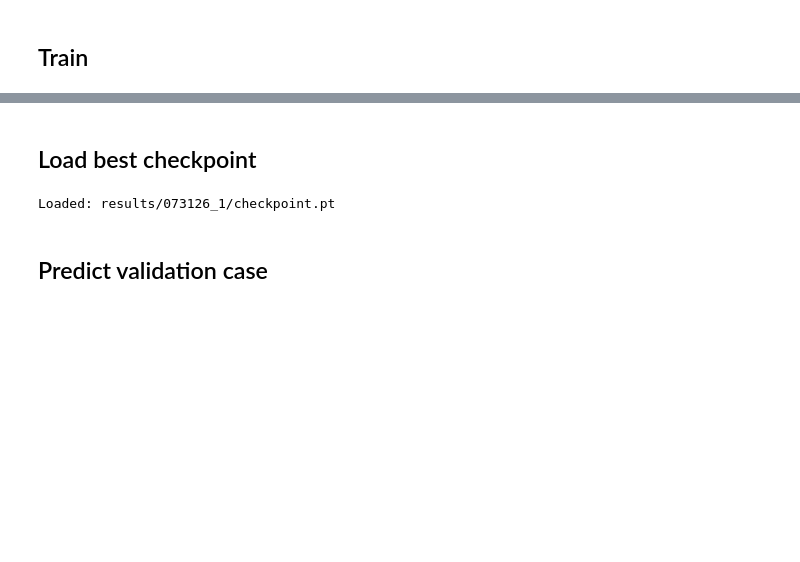
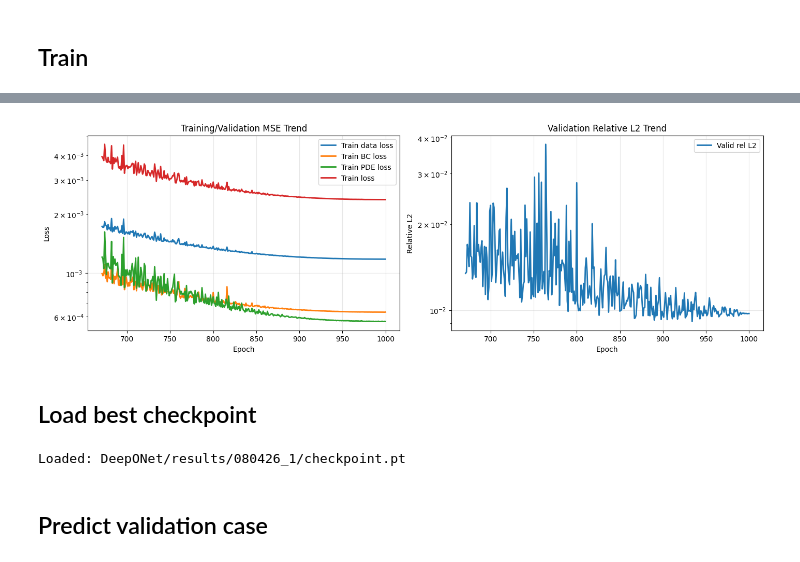
Before and after one commit to lesliekhwang/PIDIF, a Jupyter notebook: DeepONet/train_deeponet.ipynb, the cells around one changed output, grey strips where cells are left out. Saved outputs shown, nothing was run; the diff lists cells and outputs as text; code cells hidden in the pictures; blank space fills up the shorter version.

```diff
--- a/DeepONet/train_deeponet.ipynb
+++ b/DeepONet/train_deeponet.ipynb
@@ -48,6 +48,6 @@ SEED = 0
 torch.manual_seed(SEED)
 np.random.seed(SEED)
 rng = np.random.default_rng(SEED)
-DEVICE = torch.device("cuda:1" if torch.cuda.is_available() else "cpu")
+DEVICE = torch.device("cuda:3" if torch.cuda.is_available() else "cpu")
 print("Device:", DEVICE)
 # %% [output]
@@ -55,5 +55,9 @@ Device: cuda:1
 # %%
-comment = "physics informed NO, 16k training samples, 1k epochs"
+comment = "no physics NO, 16k training samples, 1k epochs"
+
+# Set to an existing run dir name (e.g. "transient_080526_1") or Path to resume
+# logging/checkpointing there. Leave as None to create a new dated run directory.
+RESUME_DIR = None
 # %%
 def save_git_snapshot(run_dir):
     run_dir = Path(run_dir)
@@ -154,13 +175,13 @@ HORIZONTAL_INTERFACE_JITTER = 0.01
 
 N_QUERY_TRAIN = None
 N_QUERY_VALID = None
-BATCH_SIZE = 50
+BATCH_SIZE = 30
 
 # Isothermal runs have no temperature field: train on pressure/u/v only.
 FIELD_MAP = {"pressure": "SV_P", "u": "SV_U", "v": "SV_V"}
 
 LAMBDA_BC = 1.0
-LAMBDA_PDE = 1.0
+LAMBDA_PDE = 0
 N_PDE_POINTS = 10000  # Random interior/cell-center collocation points per sample.
 PDE_RESIDUAL_WEIGHTS = {
     "continuity": 1.0,
@@ -206,7 +227,7 @@ valid_data = build_fluent_deeponet_dataset(
     case_ids=VALID_CASES,
     n_subdomains=N_SUBDOMAINS,
     n_interface_points=N_INTERFACE_POINTS,
-    n_boundary_points=N_WALL_POINTS,
+
     interface_placement=INTERFACE_PLACEMENT,
     interface_jitter=0,
     min_subdomain_width=MIN_SUBDOMAIN_WIDTH,
@@ -548,38 +642,40 @@ Epoch 0100 | data loss=3.306e-02 | bc loss=1.655e-02 | PDE loss=3.370e-03 | vali
 epochs = np.asarray([h["epoch"] for h in history])
 data_loss_arr = np.asarray([h["data_loss"] for h in history])
 bc_loss_arr = np.asarray([h["bc_loss"] for h in history])
 pde_loss_arr = np.asarray([h["pde_loss"] for h in history])
 train_loss_arr = data_loss_arr + bc_loss_arr + pde_loss_arr
 valid_loss_arr = np.asarray([h["valid_mse"] for h in history])
 valid_rel_l2_arr = np.asarray([h["valid_relative_l2"] for h in history])
 
 fig, axes = plt.subplots(1, 2, figsize=(14, 4.5), constrained_layout=True)
 
 axes[0].plot(epochs, data_loss_arr, label="Train data loss", linewidth=2)
 axes[0].plot(epochs, bc_loss_arr, label="Train BC loss", linewidth=2)
 axes[0].plot(epochs, pde_loss_arr, label="Train PDE loss", linewidth=2)
 axes[0].plot(epochs, train_loss_arr, label="Train loss", linewidth=2)
-axes[0].plot(epochs, valid_loss_arr, label="Valid MSE", linewidth=2)
+# axes[0].plot(epochs, valid_loss_arr, label="Valid MSE", linewidth=2)
 axes[0].set_xlabel("Epoch")
 axes[0].set_ylabel("Loss")
 axes[0].set_title("Training/Validation MSE Trend")
 axes[0].grid(True, alpha=0.3)
 axes[0].set_yscale("log")
 axes[0].legend()
 
 axes[1].plot(epochs, valid_rel_l2_arr, label="Valid rel L2", linewidth=2)
 axes[1].set_xlabel("Epoch")
 axes[1].set_ylabel("Relative L2")
 axes[1].set_title("Validation Relative L2 Trend")
 axes[1].grid(True, alpha=0.3)
 axes[1].set_yscale("log")
 axes[1].legend()
 plt.savefig(output_dir / "loss_history.png")
 plt.show()
+# %% [output]
+[figure, added]
 # %% [markdown]
 ## Load best checkpoint
 # %%
-output_dir = Path("results/073126_1")
+# output_dir = Path("DeepONet/results/080426_1")
 checkpoint_path = output_dir / "checkpoint.pt"
 ckpt = torch.load(checkpoint_path, map_location=DEVICE)
 
@@ -593,7 +689,7 @@ local_aspect_std = float(ckpt["local_aspect_std"])
 
 print("Loaded:", checkpoint_path)
 # %% [output]
-Loaded: results/073126_1/checkpoint.pt
+Loaded: DeepONet/results/080426_1/checkpoint.pt
 # %% [markdown]
 ## Predict validation case
 # %%
```
Also changed, not shown: parts of 12 cells of this notebook, 22 other files.
